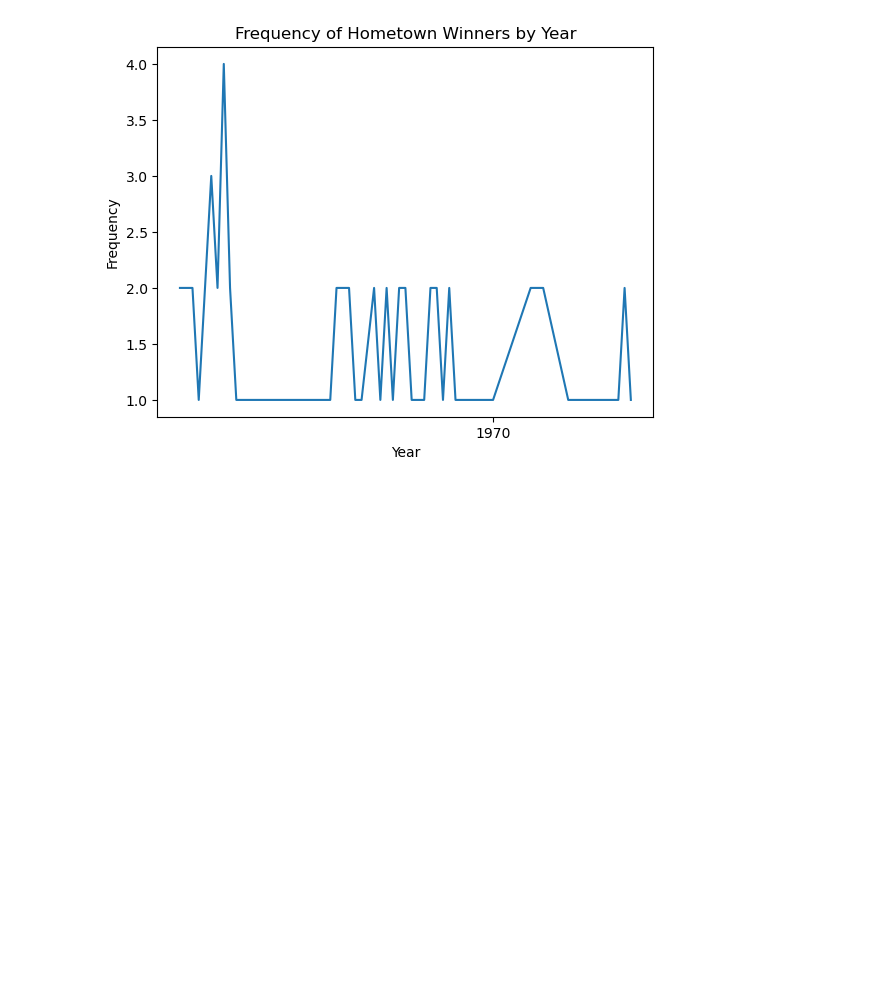
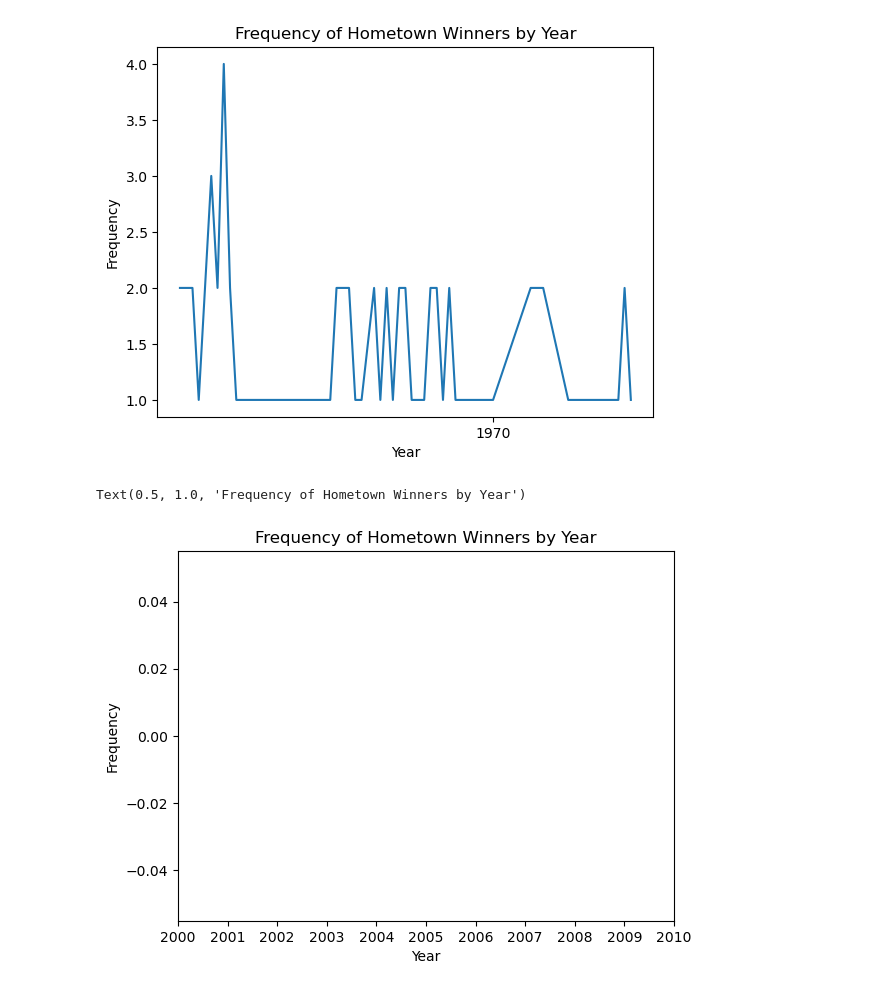
Before and after one commit to DaveMelkani/QTM151FinalProject, a Jupyter notebook: final_project_neha.ipynb, the cells around one changed output. Drawn from its saved outputs; the diff is of its cells as text; code cells hidden in the pictures; blank space fills up the shorter version.

```diff
--- a/final_project_neha.ipynb
+++ b/final_project_neha.ipynb
@@ -201,3 +201,15 @@ plt.title("Frequency of Hometown Winners by Year")
 plt.show()
 # %% [output]
 [figure]
+# %%
+plot_data = hometown_winner[["year"]].set_index("year")
+
+fig, ax = plt.subplots(1,1)
+ax.plot(plot_data,
+        linewidth = 0.4)
+ax.set_ylabel("Frequency")
+ax.set_xlabel("Year")
+ax.set_title("Frequency of Hometown Winners by Year")
+# %% [output]
+Text(0.5, 1.0, 'Frequency of Hometown Winners by Year')
+[figure, added]
```
